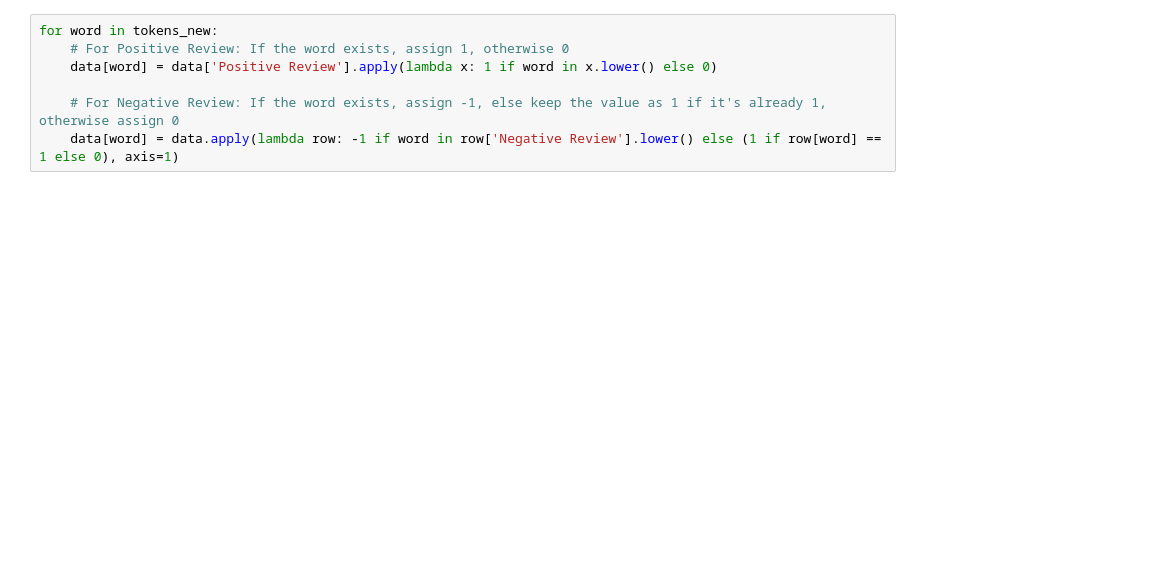
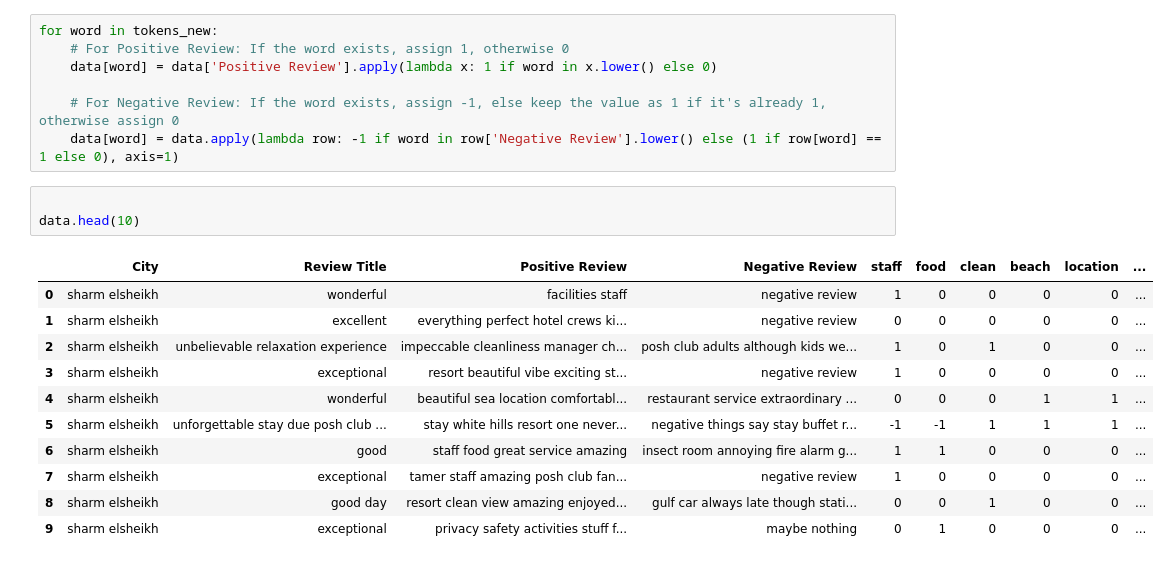
Before and after one commit to Kvriem/Smart-Tourism-Dev-Sys, a Jupyter notebook: Data_cleansing/data_cleansing.ipynb, the cells around one changed output. Drawn from its saved outputs; the diff is of its cells as text; blank space fills up the shorter version.

Commit message:
cleaning hotel_revs_3 and apply cleaning and tokenizing and get the scores for them

```diff
--- a/Data_cleansing/data_cleansing.ipynb
+++ b/Data_cleansing/data_cleansing.ipynb
@@ -192,3 +192,18 @@ for word in tokens_new:
 
     # For Negative Review: If the word exists, assign -1, else keep the value as 1 if it's already 1, otherwise assign 0
     data[word] = data.apply(lambda row: -1 if word in row['Negative Review'].lower() else (1 if row[word] == 1 else 0), axis=1)
+# %%
+
+data.head(10)
+# %% [output]
+|  | City | Review Title | Positive Review | Negative Review | staff | food | clean | beach | location | ... |
+| 0 | sharm elsheikh | wonderful | facilities staff | negative review | 1 | 0 | 0 | 0 | 0 | ... |
+| 1 | sharm elsheikh | excellent | everything perfect hotel crews ki... | negative review | 0 | 0 | 0 | 0 | 0 | ... |
+| 2 | sharm elsheikh | unbelievable relaxation experience | impeccable cleanliness manager ch... | posh club adults although kids we... | 1 | 0 | 1 | 0 | 0 | ... |
+| 3 | sharm elsheikh | exceptional | resort beautiful vibe exciting st... | negative review | 1 | 0 | 0 | 0 | 0 | ... |
+| 4 | sharm elsheikh | wonderful | beautiful sea location comfortabl... | restaurant service extraordinary ... | 0 | 0 | 0 | 1 | 1 | ... |
+| 5 | sharm elsheikh | unforgettable stay due posh club ... | stay white hills resort one never... | negative things say stay buffet r... | -1 | -1 | 1 | 1 | 1 | ... |
+| 6 | sharm elsheikh | good | staff food great service amazing | insect room annoying fire alarm g... | 1 | 1 | 0 | 0 | 0 | ... |
+| 7 | sharm elsheikh | exceptional | tamer staff amazing posh club fan... | negative review | 1 | 0 | 0 | 0 | 0 | ... |
+| 8 | sharm elsheikh | good day | resort clean view amazing enjoyed... | gulf car always late though stati... | 0 | 0 | 1 | 0 | 0 | ... |
+| 9 | sharm elsheikh | exceptional | privacy safety activities stuff f... | maybe nothing | 0 | 1 | 0 | 0 | 0 | ... |
```
Also changed, not shown: parts of 1 cell of this notebook, 3 other files.
